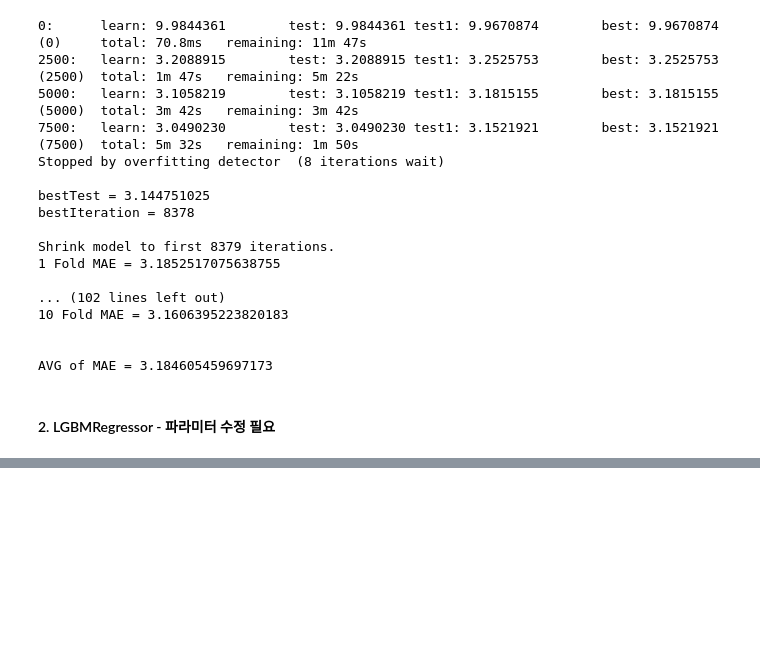
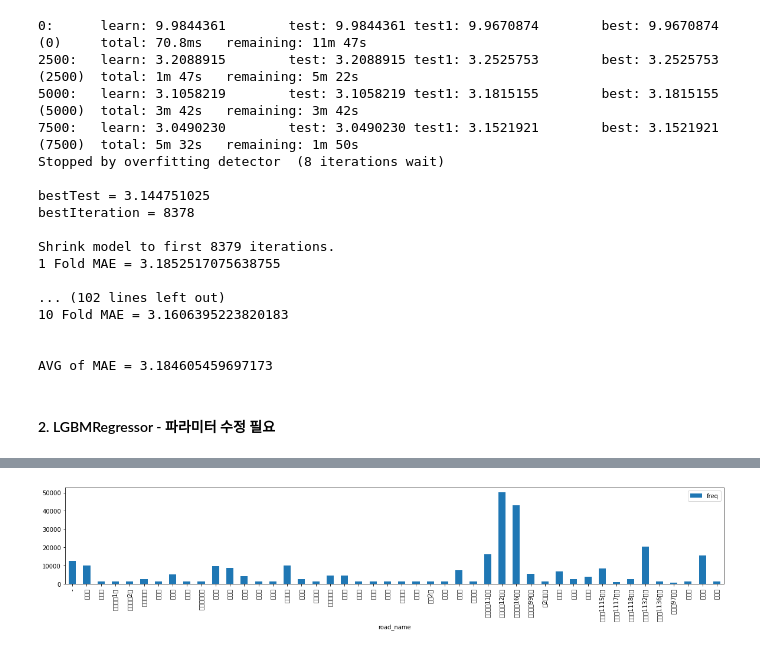
Before and after one commit to zudata/BEAKJOON, a Jupyter notebook: study/practice_note.ipynb, the cells around one changed output, grey strips where cells are left out. Cells and saved outputs as stored; diff of their text form; code cells hidden in the pictures; blank space fills up the shorter version.

```diff
--- a/study/practice_note.ipynb
+++ b/study/practice_note.ipynb
@@ -633,0 +694,9 @@ findfont: Font family ['Apple Gothic'] not found. Falling back to DejaVu Sans.
+# %%
+test1 = test.copy()
+test1['freq'] = test1.groupby('road_name')['road_name'].transform('count')
+test1 = test1[['road_name','freq']]
+test1 = test1.groupby('road_name').mean().reset_index()
+test1.plot.bar(x='road_name',y='freq',figsize=(20,3))
+plt.show()
+# %% [output]
+[figure, added]
```
Also changed, not shown: parts of 30 cells of this notebook.
